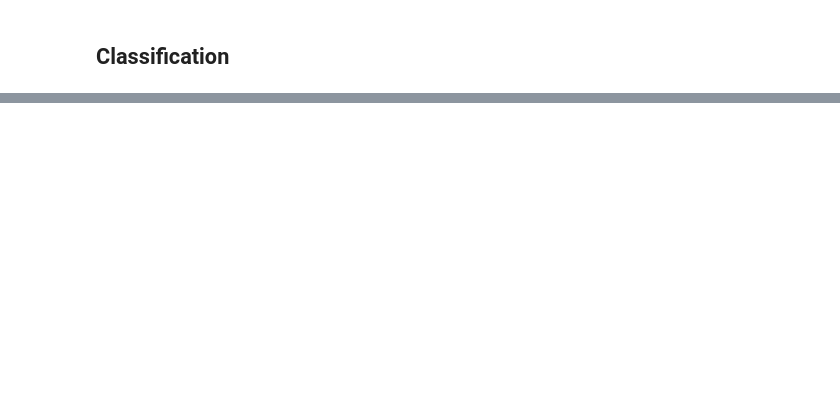
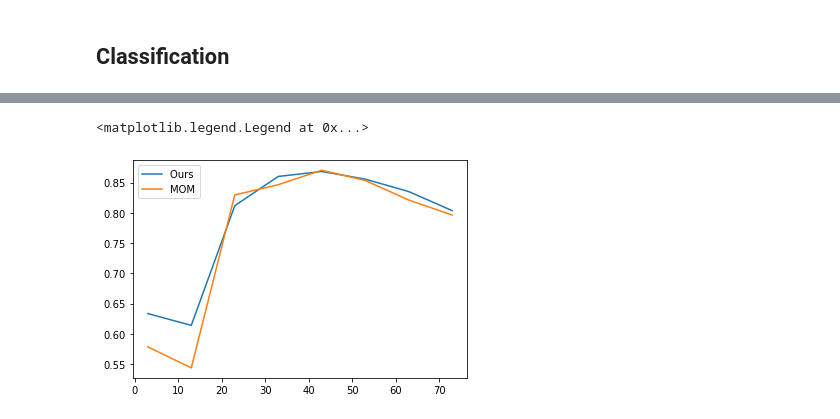
Before and after one commit to TimotheeMathieu/Excess-risk-bounds-in-robust-empirical-risk-minimization, a Jupyter notebook: Illustration.ipynb, the cells around one changed output, grey strips where cells are left out. Saved outputs shown, nothing was run; the diff lists cells and outputs as text; code cells hidden in the pictures; blank space fills up the shorter version.

```diff
--- a/Illustration.ipynb
+++ b/Illustration.ipynb
@@ -194,0 +197,30 @@ plt.show()
+# %%
+
+def one_iteration(clf,N,Nt,Nc,r):
+    rng = np.random.RandomState(r)
+    X,y,Xt,yt=make_classif_data(N,Nt,Nc,rng)
+    clf2=clone(clf)
+    clf2.fit(X,y)
+    return np.mean(clf2.predict(Xt)==yt)
+
+def score(clf,N=100,Nt=1000,M=300,Nc=3):
+    res=Parallel(n_jobs=8)(delayed(one_iteration)(clf,N,Nt,Nc,f+int(100*np.random.uniform())) for f in np.arange(M))
+    return res
+
+Ks=np.arange(3,80,10)
+from tqdm import tqdm
+resmom=[]
+reshom=[]
+
+for K in tqdm(Ks):
+    clfmom=classifier(K=int(K),Delta=0,eta0=10,beta=0, shuffle=True,)
+    clfhom=classifier(K=int(K),Delta=0.01,eta0=10,beta=0, shuffle=True)
+    reshom+=[score(clfhom,100,10000,30,10)]
+    resmom+=[score(clfmom,100,10000,30,10)]
+# %%
+plt.plot(Ks, np.median(reshom, axis=1), label='Ours ')
+plt.plot(Ks, np.median(resmom, axis=1), label='MOM')
+plt.legend()
+# %% [output]
+<matplotlib.legend.Legend at 0x...>
+[figure, added]
```
Also changed, not shown: parts of 7 cells of this notebook, 1 other file.
